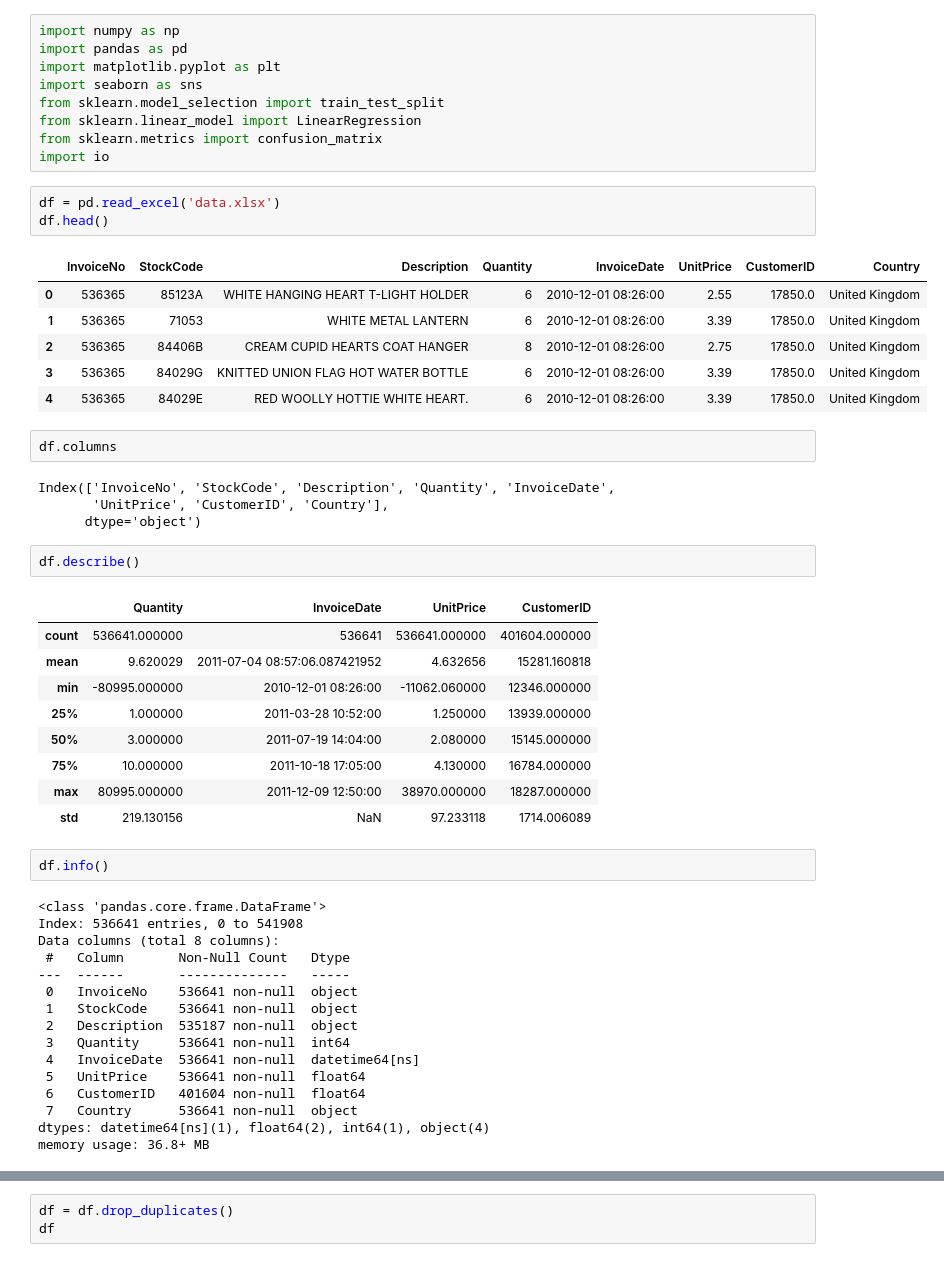
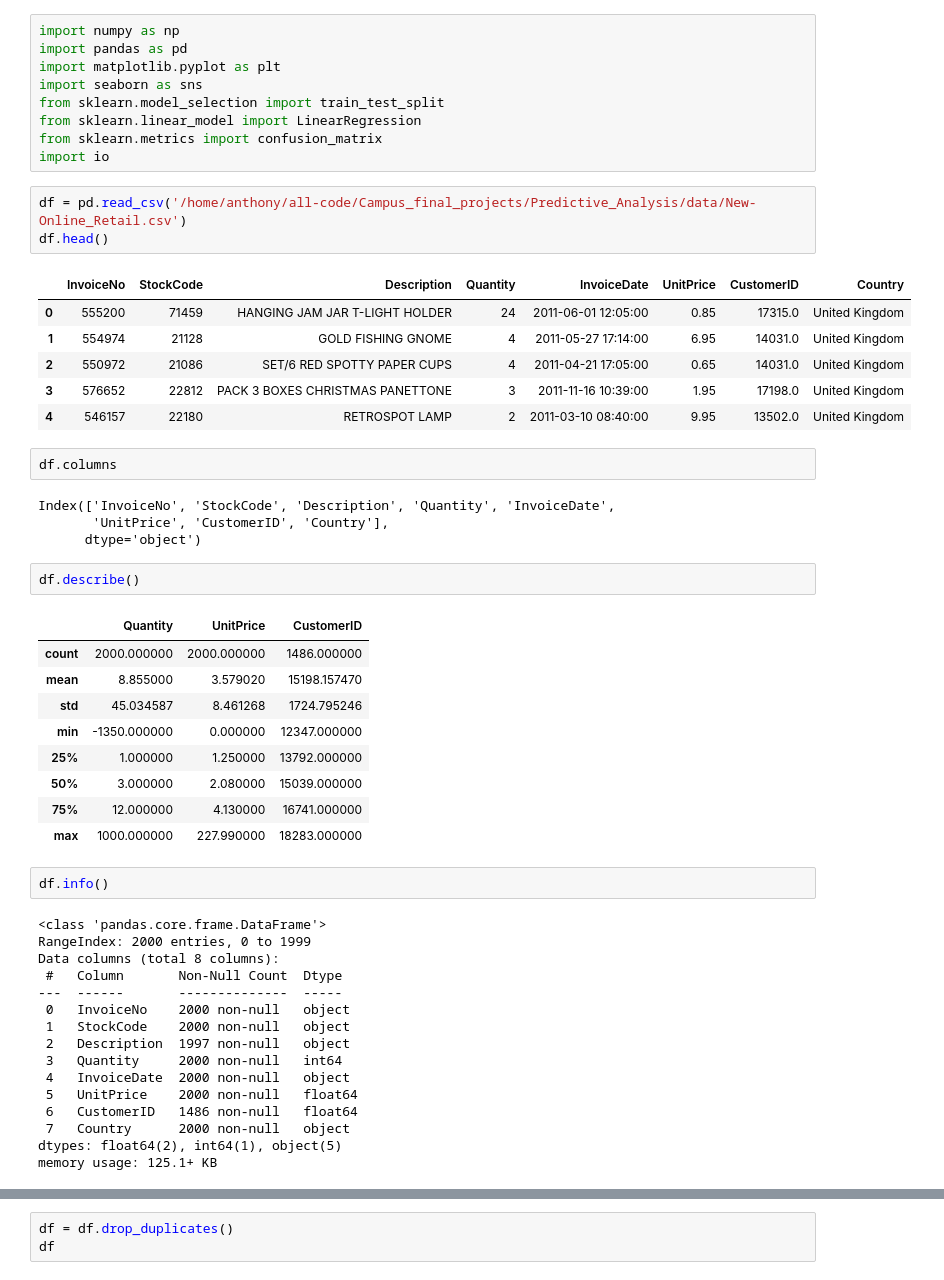
Before and after one commit to ndegwaanth/SmartBizForecast, a Jupyter notebook: model/Sales_prediction.ipynb, the cells around one changed output, grey strips where cells are left out. Saved outputs shown, nothing was run; the diff lists cells and outputs as text.

```diff
--- a/model/Sales_prediction.ipynb
+++ b/model/Sales_prediction.ipynb
@@ -10,15 +10,15 @@ from sklearn.linear_model import LinearRegression
 from sklearn.metrics import confusion_matrix
 import io
 # %%
-df = pd.read_excel('data.xlsx')
+df = pd.read_csv('/home/anthony/all-code/Campus_final_projects/Predictive_Analysis/data/New-Online_Retail.csv')
 df.head()
 # %% [output]
 |  | InvoiceNo | StockCode | Description | Quantity | InvoiceDate | UnitPrice | CustomerID | Country |
-| 0 | 536365 | 85123A | WHITE HANGING HEART T-LIGHT HOLDER | 6 | 2010-12-01 08:26:00 | 2.55 | 17850.0 | United Kingdom |
-| 1 | 536365 | 71053 | WHITE METAL LANTERN | 6 | 2010-12-01 08:26:00 | 3.39 | 17850.0 | United Kingdom |
-| 2 | 536365 | 84406B | CREAM CUPID HEARTS COAT HANGER | 8 | 2010-12-01 08:26:00 | 2.75 | 17850.0 | United Kingdom |
-| 3 | 536365 | 84029G | KNITTED UNION FLAG HOT WATER BOTTLE | 6 | 2010-12-01 08:26:00 | 3.39 | 17850.0 | United Kingdom |
-| 4 | 536365 | 84029E | RED WOOLLY HOTTIE WHITE HEART. | 6 | 2010-12-01 08:26:00 | 3.39 | 17850.0 | United Kingdom |
+| 0 | 555200 | 71459 | HANGING JAM JAR T-LIGHT HOLDER | 24 | 2011-06-01 12:05:00 | 0.85 | 17315.0 | United Kingdom |
+| 1 | 554974 | 21128 | GOLD FISHING GNOME | 4 | 2011-05-27 17:14:00 | 6.95 | 14031.0 | United Kingdom |
+| 2 | 550972 | 21086 | SET/6 RED SPOTTY PAPER CUPS | 4 | 2011-04-21 17:05:00 | 0.65 | 14031.0 | United Kingdom |
+| 3 | 576652 | 22812 | PACK 3 BOXES CHRISTMAS PANETTONE | 3 | 2011-11-16 10:39:00 | 1.95 | 17198.0 | United Kingdom |
+| 4 | 546157 | 22180 | RETROSPOT LAMP | 2 | 2011-03-10 08:40:00 | 9.95 | 13502.0 | United Kingdom |
 # %%
 df.columns
 # %% [output]
@@ -28,33 +28,33 @@ Index(['InvoiceNo', 'StockCode', 'Description', 'Quantity', 'InvoiceDate',
 # %%
 df.describe()
 # %% [output]
-|  | Quantity | InvoiceDate | UnitPrice | CustomerID |
-| count | 536641.000000 | 536641 | 536641.000000 | 401604.000000 |
-| mean | 9.620029 | 2011-07-04 08:57:06.087421952 | 4.632656 | 15281.160818 |
-| min | -80995.000000 | 2010-12-01 08:26:00 | -11062.060000 | 12346.000000 |
-| 25% | 1.000000 | 2011-03-28 10:52:00 | 1.250000 | 13939.000000 |
-| 50% | 3.000000 | 2011-07-19 14:04:00 | 2.080000 | 15145.000000 |
-| 75% | 10.000000 | 2011-10-18 17:05:00 | 4.130000 | 16784.000000 |
-| max | 80995.000000 | 2011-12-09 12:50:00 | 38970.000000 | 18287.000000 |
-| std | 219.130156 | NaN | 97.233118 | 1714.006089 |
+|  | Quantity | UnitPrice | CustomerID |
+| count | 2000.000000 | 2000.000000 | 1486.000000 |
+| mean | 8.855000 | 3.579020 | 15198.157470 |
+| std | 45.034587 | 8.461268 | 1724.795246 |
+| min | -1350.000000 | 0.000000 | 12347.000000 |
+| 25% | 1.000000 | 1.250000 | 13792.000000 |
+| 50% | 3.000000 | 2.080000 | 15039.000000 |
+| 75% | 12.000000 | 4.130000 | 16741.000000 |
+| max | 1000.000000 | 227.990000 | 18283.000000 |
 # %%
 df.info()
 # %% [output]
 <class 'pandas.core.frame.DataFrame'>
-Index: 536641 entries, 0 to 541908
+RangeIndex: 2000 entries, 0 to 1999
 Data columns (total 8 columns):
- #   Column       Non-Null Count   Dtype
----  ------       --------------   -----
- 0   InvoiceNo    536641 non-null  object
- 1   StockCode    536641 non-null  object
- 2   Description  535187 non-null  object
- 3   Quantity     536641 non-null  int64
- 4   InvoiceDate  536641 non-null  datetime64[ns]
- 5   UnitPrice    536641 non-null  float64
- 6   CustomerID   401604 non-null  float64
- 7   Country      536641 non-null  object
-dtypes: datetime64[ns](1), float64(2), int64(1), object(4)
-memory usage: 36.8+ MB
+ #   Column       Non-Null Count  Dtype
+---  ------       --------------  -----
+ 0   InvoiceNo    2000 non-null   object
+ 1   StockCode    2000 non-null   object
+ 2   Description  1997 non-null   object
+ 3   Quantity     2000 non-null   int64
+ 4   InvoiceDate  2000 non-null   object
+ 5   UnitPrice    2000 non-null   float64
+ 6   CustomerID   1486 non-null   float64
+ 7   Country      2000 non-null   object
+dtypes: float64(2), int64(1), object(5)
+memory usage: 125.1+ KB
 # %%
 df.isnull().sum()
 # %% [output]
```
Also changed, not shown: parts of 1 cell of this notebook, 9 other files.
